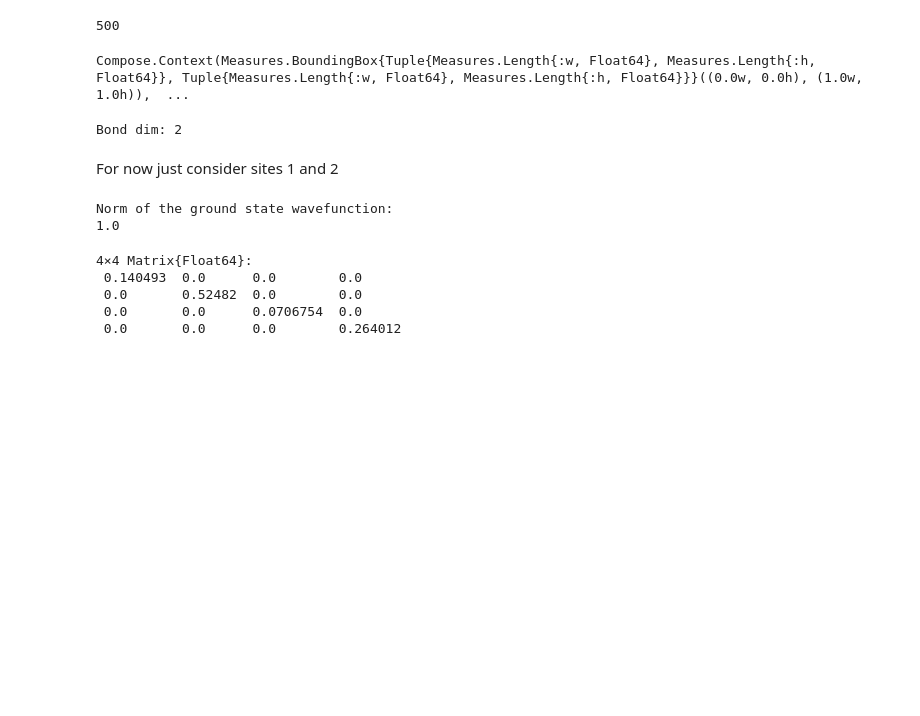
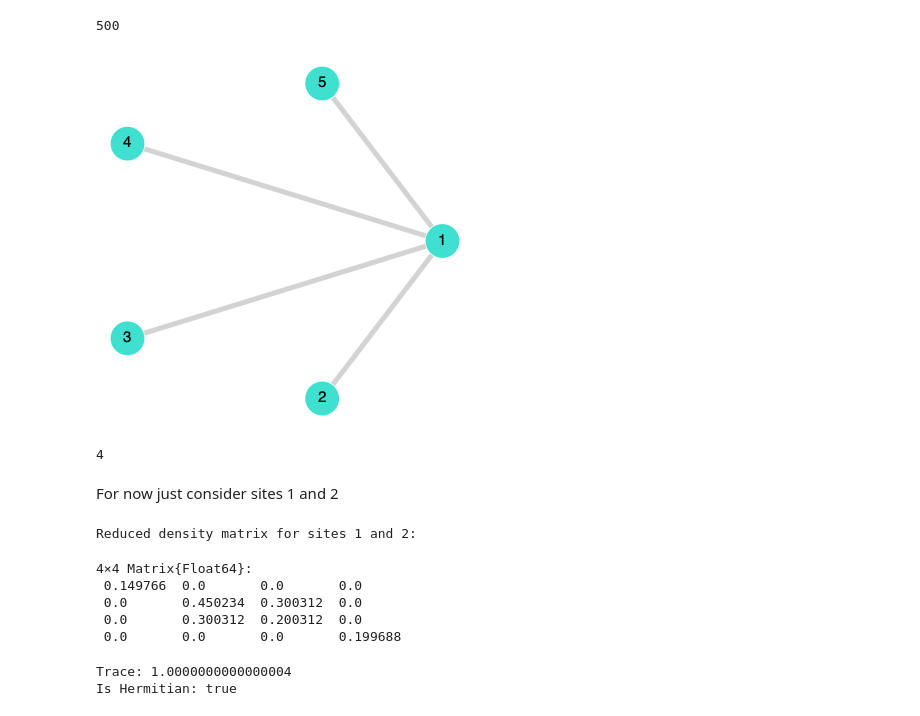
Before and after one commit to jamesnrolfe/MSci-Project, a Jupyter notebook: james/star_representation/stars.ipynb, the cells around one changed output. Cells and saved outputs as stored; diff of their text form; code cells hidden in the pictures; blank space fills up the shorter version.

```diff
--- a/james/star_representation/stars.ipynb
+++ b/james/star_representation/stars.ipynb
@@ -229,9 +294,9 @@ create_MPS (generic function with 2 methods)
 J = -1
 Δ = -1
 
-N = 3
+N = 5
 
-σ = 0.1
+σ = 0.002
 μ = 1.0
 
 NUM_SWEEPS = 30
@@ -240,31 +305,31 @@ MAX_BOND_DIM = 500
 500
 # %%
 ψ_mps, sites = create_MPS(N)  # Example for a 10-site system
-wam = create_star_wam(N, σ, μ)
+wam = create_star_wam(N, σ, μ) * 10
 display(plot_am(wam))
 H = create_xxz_hamiltonian_mpo(N, wam, J, Δ, sites)
 _, ψ_gs = solve_xxz_hamiltonian_dmrg(H, ψ_mps, NUM_SWEEPS, MAX_BOND_DIM, 1e-10)
 bond_dim = maxlinkdim(ψ_gs)
-println("Bond dim: $bond_dim")
 # %% [output]
+[figure, added]
-Compose.Context(Measures.BoundingBox{Tuple{Measures.Length{:w, Float64}, Measures.Length{:h, Float64}}, Tuple{Measures.Length{:w, Float64}, Measures.Length{:h, Float64}}}((0.0w, 0.0h), (1.0w, 1.0h)),  ...
+4
-Bond dim: 2
 # %% [markdown]
 For now just consider sites 1 and 2
-# %%
-println("Norm of the ground state wavefunction:")
-println(norm(ψ_gs))
-# %% [output]
-Norm of the ground state wavefunction:
-1.0
 # %%
 ρ = compute_reduced_density_matrix(ψ_gs, sites, 1, 2)
+println("Reduced density matrix for sites 1 and 2:")
+display(ρ)
+println("Trace: ", tr(ρ))
+println("Is Hermitian: ", isapprox(ρ, ρ', atol=1e-10))
 # %% [output]
-4×4 Matrix{Float64}:
- 0.140493  0.0      0.0        0.0
- 0.0       0.52482  0.0        0.0
- 0.0       0.0      0.0706754  0.0
- 0.0       0.0      0.0        0.264012
+Reduced density matrix for sites 1 and 2:
+4×4 Matrix{Float64}:
+ 0.149766  0.0       0.0       0.0
+ 0.0       0.450234  0.300312  0.0
+ 0.0       0.300312  0.200312  0.0
+ 0.0       0.0       0.0       0.199688
+Trace: 1.0000000000000004
+Is Hermitian: true
 # %%
 using LinearAlgebra
 
```
Also changed, not shown: parts of 14 cells of this notebook, 6 other files.
